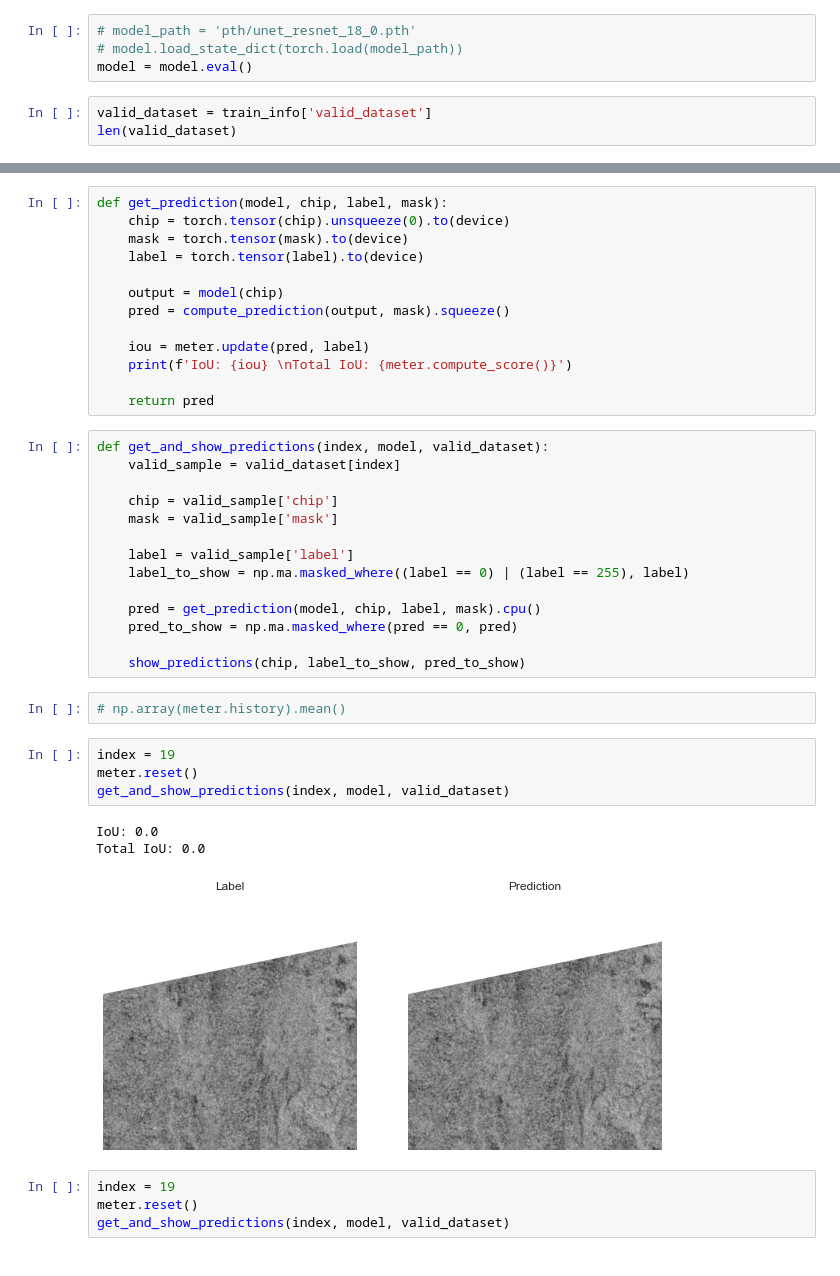
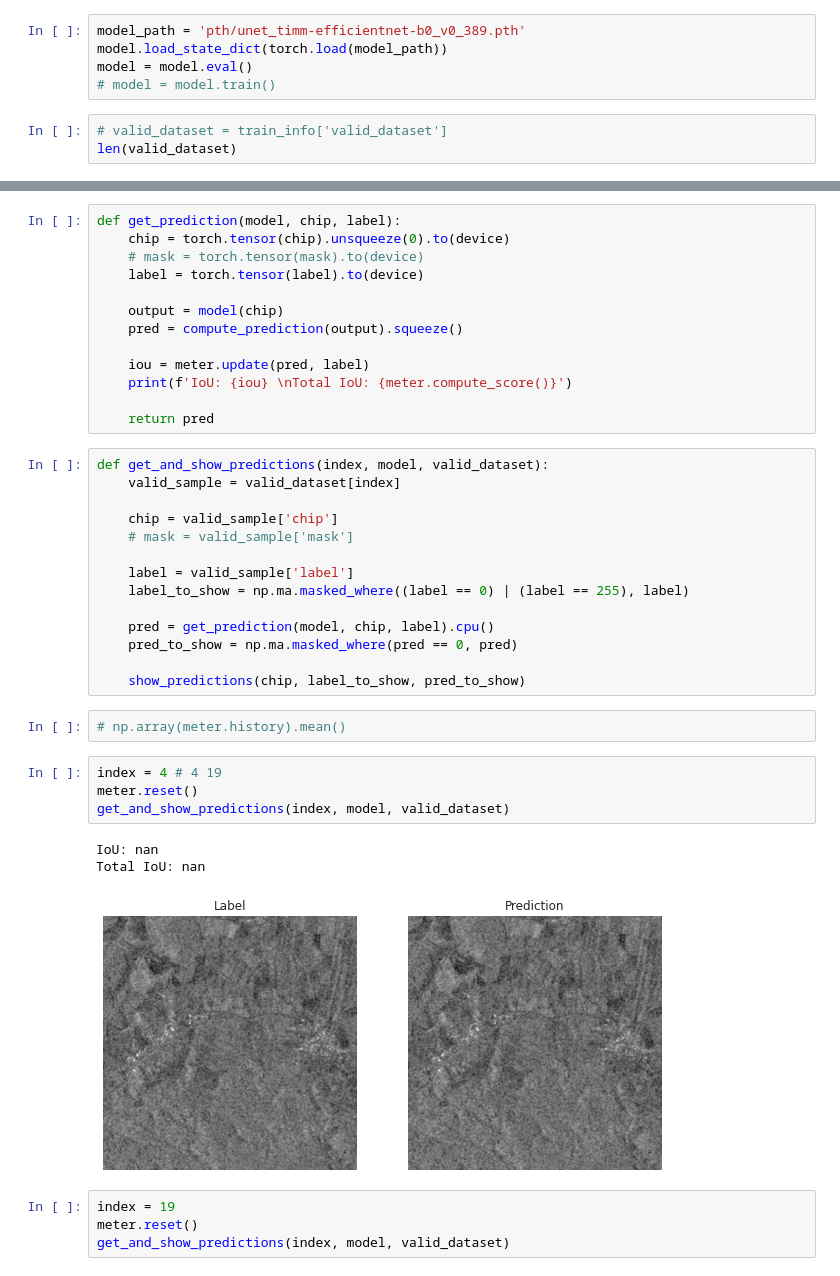
Before and after one commit to MIchaelKa/detect-flood-water, a Jupyter notebook: detect-flood-water-train.ipynb, the cells around one changed output, grey strips where cells are left out. Saved outputs shown, nothing was run; the diff lists cells and outputs as text.

```diff
--- a/detect-flood-water-train.ipynb
+++ b/detect-flood-water-train.ipynb
@@ -874,8 +918,9 @@ show_train_metrics(loss_meter, score_meter)
 # %%
-# model_path = 'pth/unet_resnet_18_0.pth'
-# model.load_state_dict(torch.load(model_path))
+model_path = 'pth/unet_timm-efficientnet-b0_v0_389.pth'
+model.load_state_dict(torch.load(model_path))
 model = model.eval()
+# model = model.train()
 # %%
-valid_dataset = train_info['valid_dataset']
+# valid_dataset = train_info['valid_dataset']
 len(valid_dataset)
 # %% [output]
@@ -896,13 +941,13 @@ from plot_utils import show_predictions
 # %%
 meter = IoUMeter()
 # %%
-def get_prediction(model, chip, label, mask):
+def get_prediction(model, chip, label):
     chip = torch.tensor(chip).unsqueeze(0).to(device)
-    mask = torch.tensor(mask).to(device)
+    # mask = torch.tensor(mask).to(device)
     label = torch.tensor(label).to(device)
 
     output = model(chip)
-    pred = compute_prediction(output, mask).squeeze()
+    pred = compute_prediction(output).squeeze()
 
     iou = meter.update(pred, label)
     print(f'IoU: {iou} \nTotal IoU: {meter.compute_score()}')
@@ -913,25 +958,25 @@ def get_and_show_predictions(index, model, valid_dataset):
     valid_sample = valid_dataset[index]
 
     chip = valid_sample['chip']
-    mask = valid_sample['mask']
+    # mask = valid_sample['mask']
 
     label = valid_sample['label']
     label_to_show = np.ma.masked_where((label == 0) | (label == 255), label)
 
-    pred = get_prediction(model, chip, label, mask).cpu()
+    pred = get_prediction(model, chip, label).cpu()
     pred_to_show = np.ma.masked_where(pred == 0, pred)
 
     show_predictions(chip, label_to_show, pred_to_show)
 # %%
 # np.array(meter.history).mean()
 # %%
-index = 19
+index = 4 # 4 19
 meter.reset()
 get_and_show_predictions(index, model, valid_dataset)
 # %% [output]
-IoU: 0.0
-Total IoU: 0.0
+IoU: nan
+Total IoU: nan
-[figure, old version]
+[figure, new version]
 # %%
 index = 19
 meter.reset()
```
Also changed, not shown: parts of 33 cells of this notebook, 6 other files.
